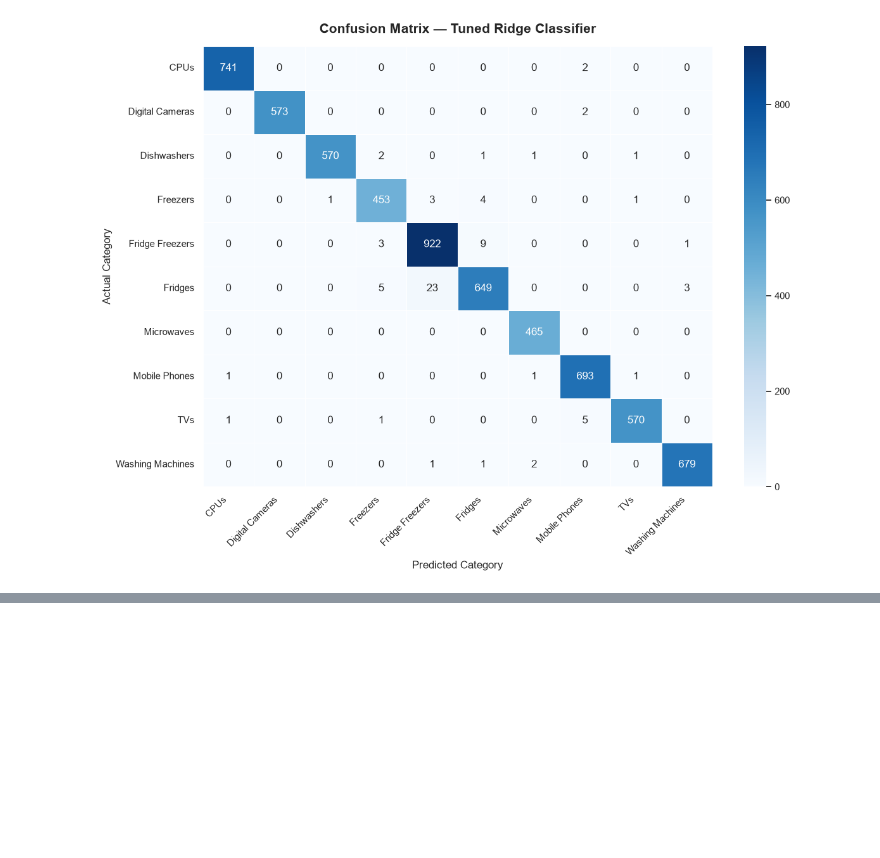
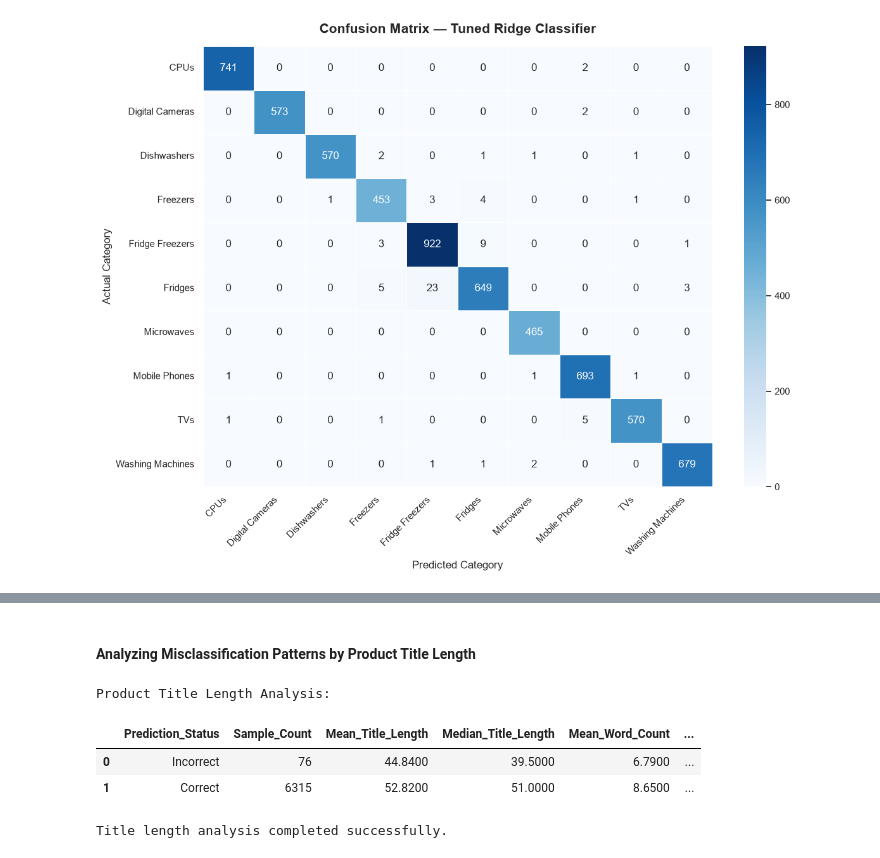
Before and after one commit to TejasMJ/Product-Taxonomy-Intelligence, a Jupyter notebook: notebooks/06_model_evaluation.ipynb, the cells around one changed output, grey strips where cells are left out. Cells and saved outputs as stored; diff of their text form; code cells hidden in the pictures; blank space fills up the shorter version.

```diff
--- a/notebooks/06_model_evaluation.ipynb
+++ b/notebooks/06_model_evaluation.ipynb
@@ -457,0 +608,72 @@ plt.show()
+# %% [markdown]
+#### Analyzing Misclassification Patterns by Product Title Length
+# %%
+# Preparing test prediction analysis
+prediction_analysis_df = test_df[
+    ["Product_Title"]
+].copy()
+
+# Adding prediction correctness
+prediction_analysis_df["Correct_Prediction"] = (
+    y_test == y_test_pred
+)
+
+# Calculating text characteristics
+prediction_analysis_df["Title_Length"] = (
+    prediction_analysis_df["Product_Title"]
+    .astype(str)
+    .str.len()
+)
+
+prediction_analysis_df["Word_Count"] = (
+    prediction_analysis_df["Product_Title"]
+    .astype(str)
+    .str.split()
+    .str.len()
+)
+
+# Summarizing correct and incorrect predictions
+title_length_summary_df = (
+    prediction_analysis_df
+    .groupby("Correct_Prediction")
+    .agg(
+        Sample_Count=("Product_Title", "size"),
+        Mean_Title_Length=("Title_Length", "mean"),
+        Median_Title_Length=("Title_Length", "median"),
+        Mean_Word_Count=("Word_Count", "mean"),
+        Median_Word_Count=("Word_Count", "median")
+    )
+    .reset_index()
+)
+
+# Adding readable prediction labels
+title_length_summary_df["Prediction_Status"] = (
+    title_length_summary_df["Correct_Prediction"]
+    .map({
+        True: "Correct",
+        False: "Incorrect"
+    })
+)
+
+# Reordering columns
+title_length_summary_df = title_length_summary_df[
+    [
+        "Prediction_Status",
+        "Sample_Count",
+        "Mean_Title_Length",
+        "Median_Title_Length",
+        "Mean_Word_Count",
+        "Median_Word_Count"
+    ]
+]
+
+print("Product Title Length Analysis:")
+display(title_length_summary_df.round(2))
+
+print("\nTitle length analysis completed successfully.")
+# %% [output]
+Product Title Length Analysis:
+|  | Prediction_Status | Sample_Count | Mean_Title_Length | Median_Title_Length | Mean_Word_Count | ... |
+| 0 | Incorrect | 76 | 44.8400 | 39.5000 | 6.7900 | ... |
+| 1 | Correct | 6315 | 52.8200 | 51.0000 | 8.6500 | ... |
+Title length analysis completed successfully.
```
Also changed, not shown: parts of 10 cells of this notebook.
